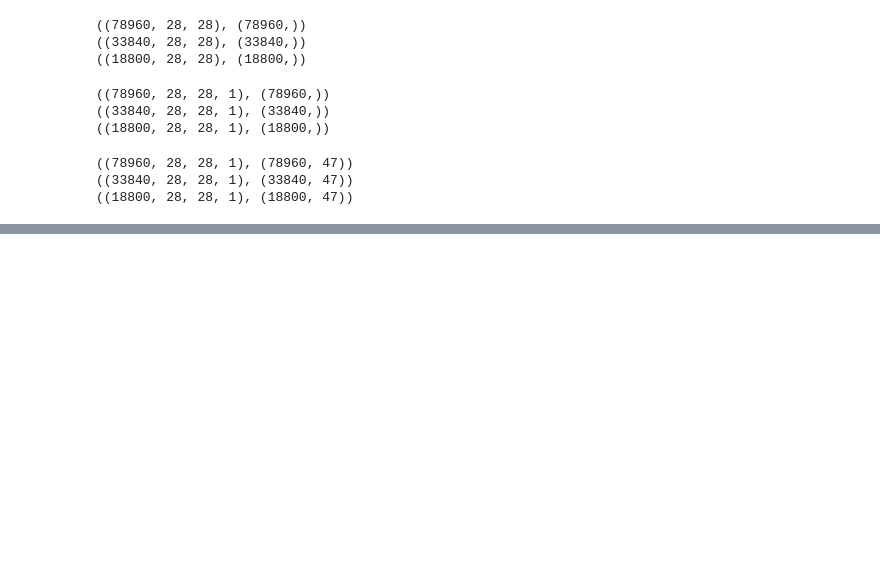
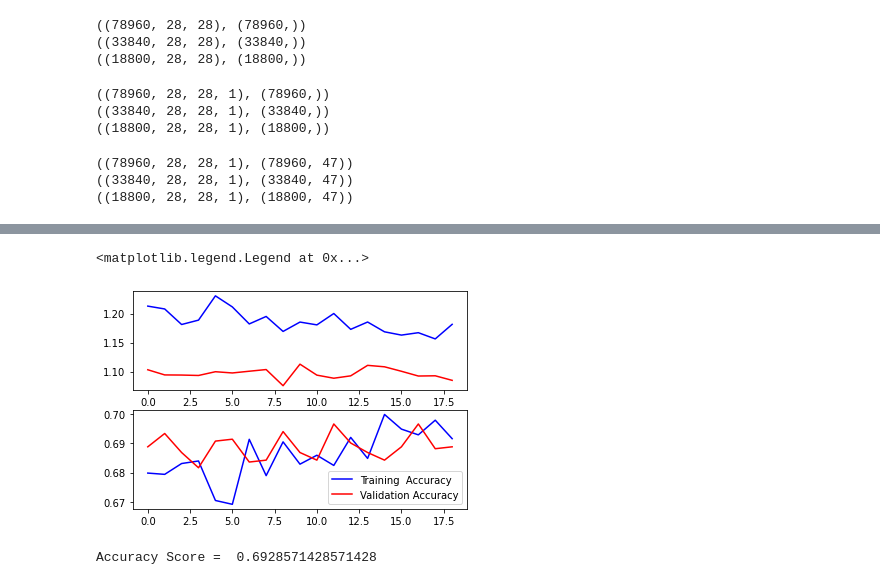
Before and after one commit to jenniesun/Optical-Character-Recognition, a Jupyter notebook: 20_notebook/AlexNet/AlexNet.ipynb, the cells around one changed output, grey strips where cells are left out. Cells and saved outputs as stored; diff of their text form; code cells hidden in the pictures; blank space fills up the shorter version.

Commit message:
updated AlexNet

```diff
--- a/20_notebook/AlexNet/AlexNet.ipynb
+++ b/20_notebook/AlexNet/AlexNet.ipynb
@@ -267,0 +340,8 @@ confusion_matrix(y_true, y_pred)
+# %%
+#Onehot Encoding the labels.
+from sklearn.utils.multiclass import unique_labels
+from keras.utils import to_categorical
+#Since we have 47 classes we should expect the shape[1] of y_train,y_val and y_test to change from 1 to 10
+train_y=to_categorical(train_y, num_classes = 62)
+val_y=to_categorical(val_y, num_classes = 62)
+test_y=to_categorical(test_y, num_classes = 62)
@@ -267,0 +451,15 @@ confusion_matrix(y_true, y_pred)
+# %%
+# Compiling the model
+AlexNet.compile(loss = keras.losses.categorical_crossentropy, optimizer= 'adam', metrics=['accuracy'])
+# %%
+#Learning Rate Annealer
+from keras.callbacks import ReduceLROnPlateau
+lrr= ReduceLROnPlateau(monitor='val_accuracy', actor=.01, patience=3, min_lr=1e-5)
+early_stopping = tf.keras.callbacks.EarlyStopping(
+    monitor = 'val_loss',
+    patience = 10,
+    mode = 'auto')
+#Defining the parameters
+batch_size= 32
+epochs=200
+learn_rate=.0000025
@@ -267,0 +475,5 @@ confusion_matrix(y_true, y_pred)
+# %%
+#Training the model
+AlexNet.fit_generator(train_generator.flow(train_X, train_y, batch_size=batch_size), epochs = epochs,  steps_per_epoch = train_X.shape[0]//batch_size,
+                      validation_data = val_generator.flow(val_X, val_y, batch_size=batch_size), validation_steps =  val_X.shape[0]//batch_size,
+                      callbacks = [lrr, early_stopping], verbose=1)
@@ -268,3 +500,30 @@ confusion_matrix(y_true, y_pred)
+# %%
+import matplotlib.pyplot as plt
+#Plotting the training and validation loss
+
+f,ax=plt.subplots(2,1) #Creates 2 subplots under 1 column
+
+#Assigning the first subplot to graph training loss and validation loss
+ax[0].plot(AlexNet.history.history['loss'],color='b',label='Training Loss')
+ax[0].plot(AlexNet.history.history['val_loss'],color='r',label='Validation Loss')
+
+#Plotting the training accuracy and validation accuracy
+ax[1].plot(AlexNet.history.history['accuracy'],color='b',label='Training  Accuracy')
+ax[1].plot(AlexNet.history.history['val_accuracy'],color='r',label='Validation Accuracy')
+
+plt.legend()
+# %% [output]
+<matplotlib.legend.Legend at 0x...>
+[figure, added]
+# %%
+y_pred=AlexNet.predict_classes(test_X)
+y_true=np.argmax(test_y,axis=1)
+
+from sklearn.metrics import accuracy_score
+acc_score = accuracy_score(y_true, y_pred)
+print('Accuracy Score = ', acc_score)
+# %% [output]
+Accuracy Score =  0.6928571428571428
 # %%
 !mkdir -p saved_model
 AlexNet.save('saved_model/updated_alexnet')
```
Also changed, not shown: parts of 25 cells of this notebook, 1 other file.
